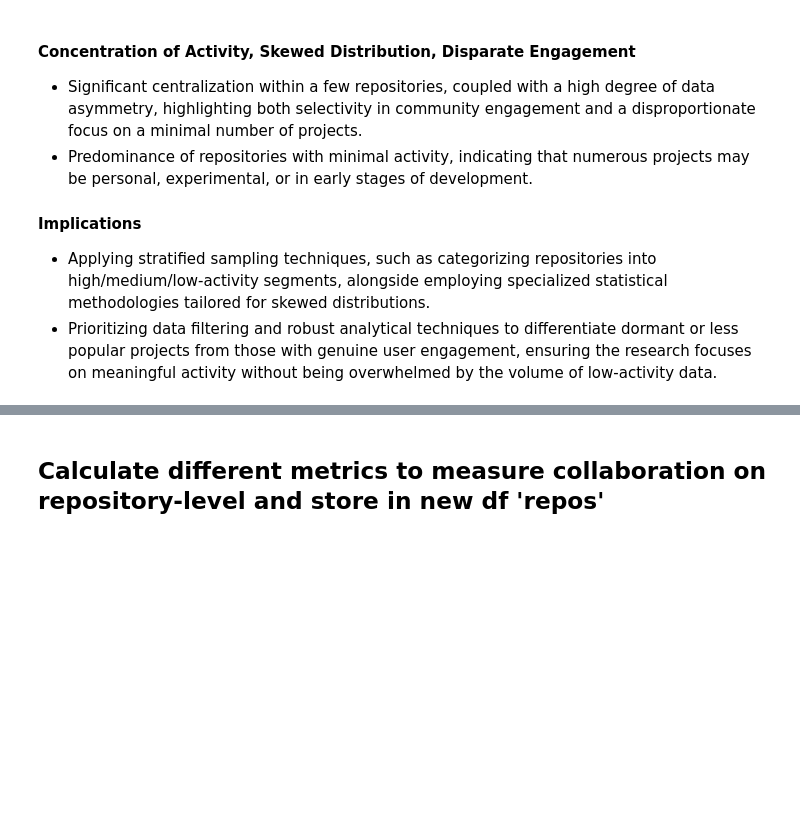
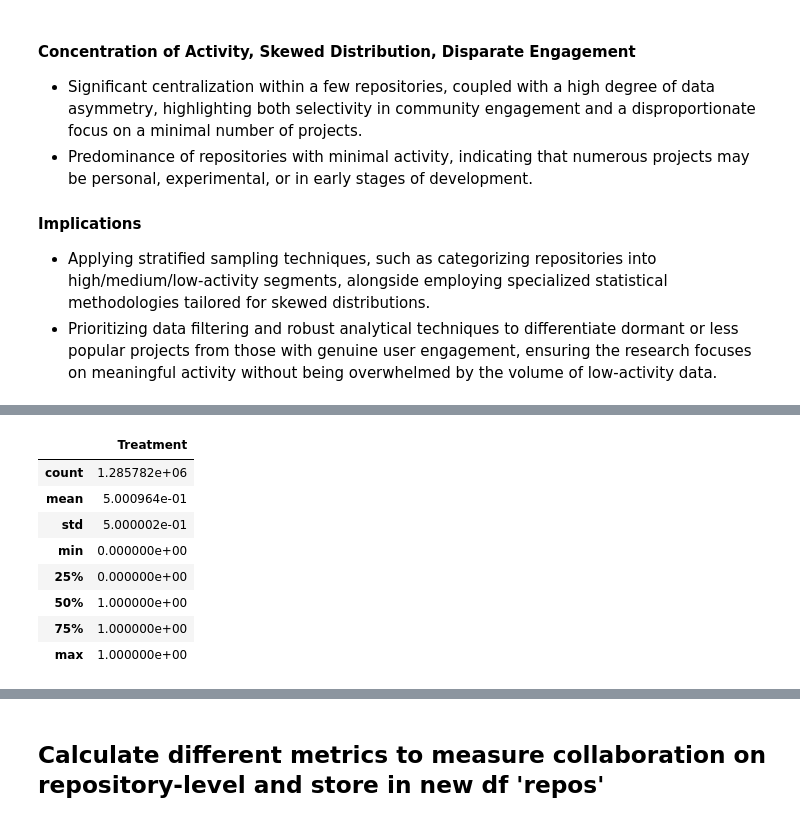
Before and after one commit to Nik-mundt/Work_Project, a Jupyter notebook: Collaboration_Variable.ipynb, the cells around one changed output, grey strips where cells are left out. Saved outputs shown, nothing was run; the diff lists cells and outputs as text; code cells hidden in the pictures; blank space fills up the shorter version.

```diff
--- a/Collaboration_Variable.ipynb
+++ b/Collaboration_Variable.ipynb
@@ -118,0 +184,12 @@ commits.head()
+# %%
+panel = panel_data
+# %% [output]
+|  | Treatment |
+| count | 1.285782e+06 |
+| mean | 5.000964e-01 |
+| std | 5.000002e-01 |
+| min | 0.000000e+00 |
+| 25% | 0.000000e+00 |
+| 50% | 1.000000e+00 |
+| 75% | 1.000000e+00 |
+| max | 1.000000e+00 |
```
Also changed, not shown: parts of 25 cells of this notebook.
